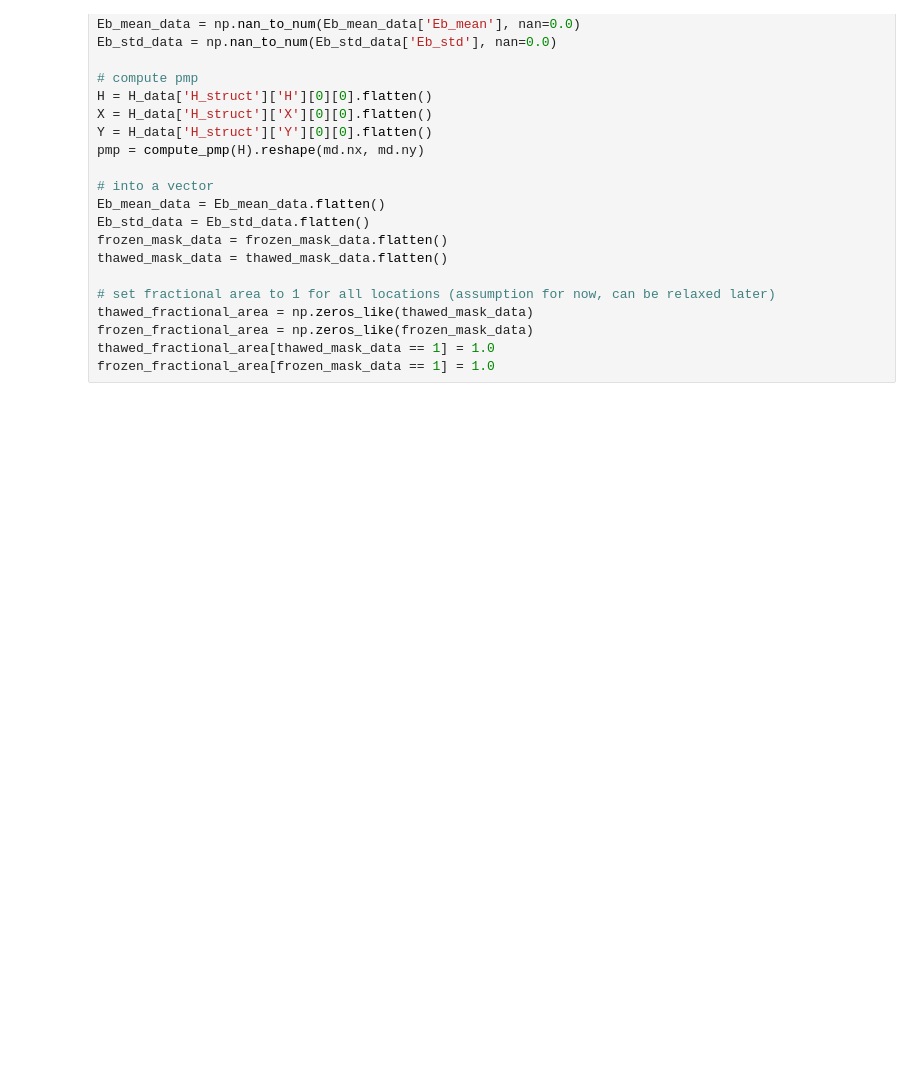
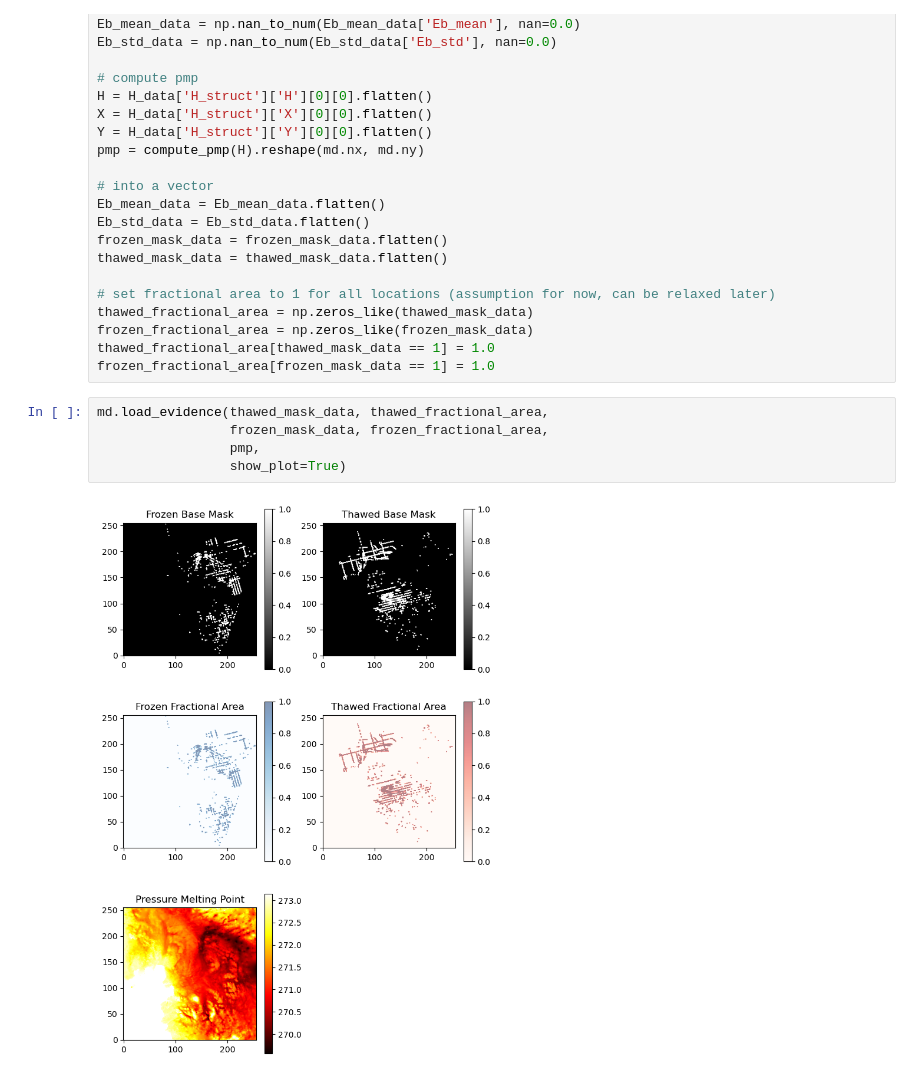
Before and after one commit to alastairyang/GMR-inference, a Jupyter notebook: notebooks/main.ipynb, the cells around one changed output. Cells and saved outputs as stored; diff of their text form; blank space fills up the shorter version.

```diff
--- a/notebooks/main.ipynb
+++ b/notebooks/main.ipynb
@@ -221,3 +225,10 @@ thawed_fractional_area = np.zeros_like(thawed_mask_data)
 frozen_fractional_area = np.zeros_like(frozen_mask_data)
 thawed_fractional_area[thawed_mask_data == 1] = 1.0
 frozen_fractional_area[frozen_mask_data == 1] = 1.0
+# %%
+md.load_evidence(thawed_mask_data, thawed_fractional_area,
+                 frozen_mask_data, frozen_fractional_area,
+                 pmp,
+                 show_plot=True)
+# %% [output]
+[figure, added]
```
Also changed, not shown: parts of 3 cells of this notebook, 1 other file.
